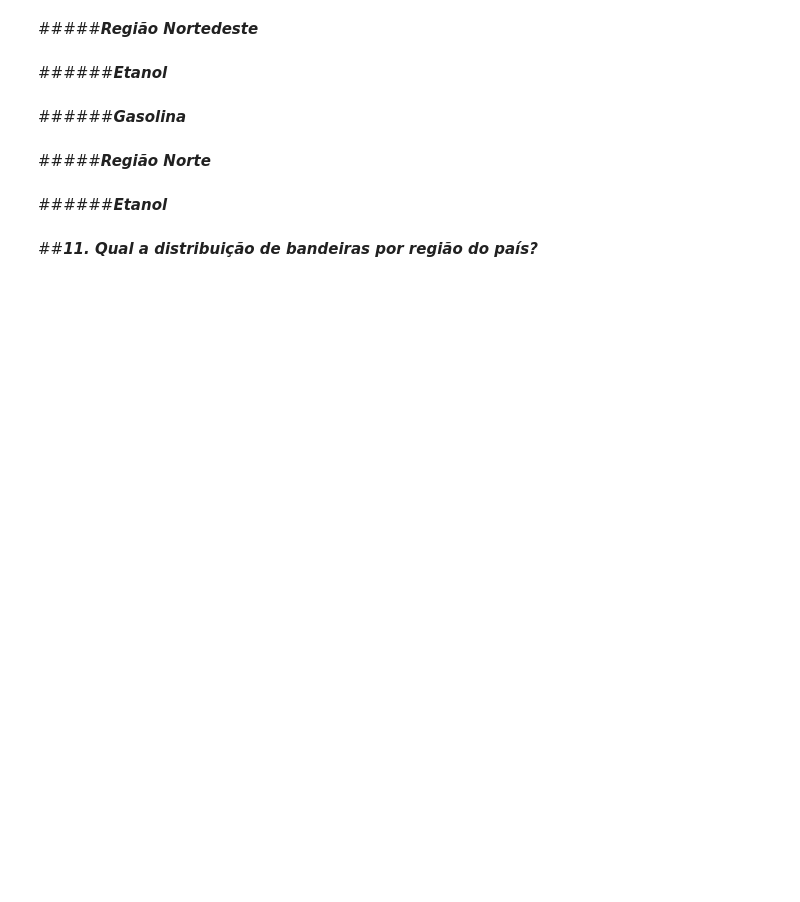
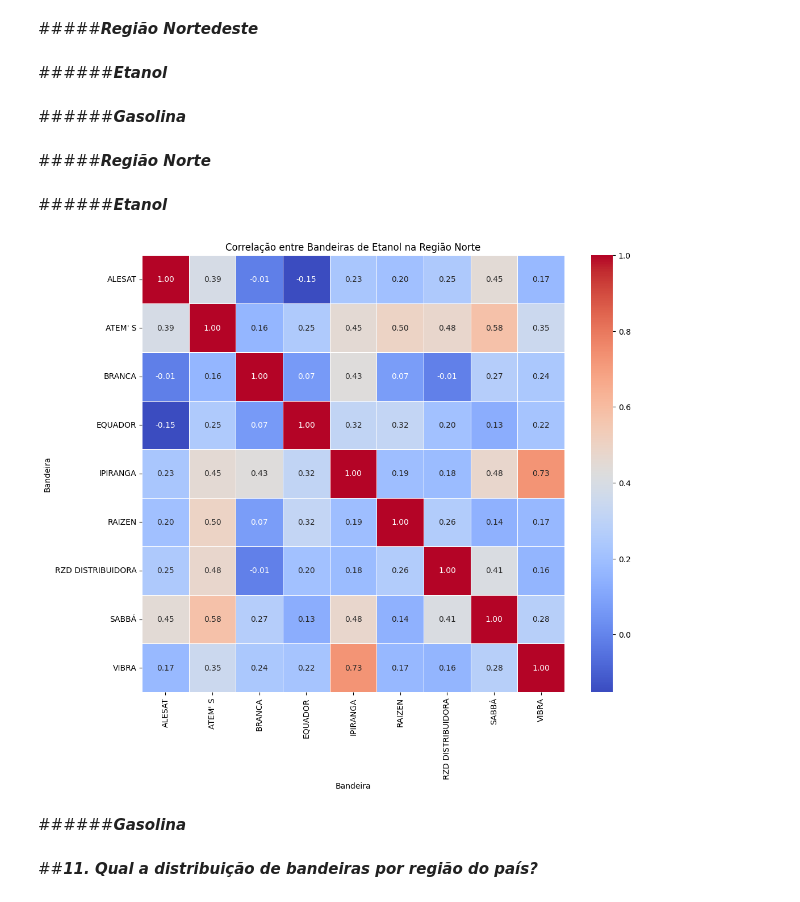
Before and after one commit to alsantosad/PROJECT-ROCKET, a Jupyter notebook: M4TRABALHO_EM_GRUPO.ipynb, the cells around one changed output. Cells and saved outputs as stored; diff of their text form; code cells hidden in the pictures; blank space fills up the shorter version.

Commit message:
Pergunta 10 - Inclusos Nordeste e Norte

```diff
--- a/M4TRABALHO_EM_GRUPO.ipynb
+++ b/M4TRABALHO_EM_GRUPO.ipynb
@@ -694,0 +693,21 @@ plt.show()
+# %%
+# Utilizamos essa função para dropar a coluna Gasolina, criar um novo dataframe e renomear o nome de
+# index que estava como Produto, removendo o nome e deixando o index sem nome e reindexando.
+etanol = combustivel_bandeira.drop('GASOLINA', axis=1).copy().rename_axis(None, axis=1).reset_index()
+# Selecionando a Região do Etanol
+etanol_n = etanol[etanol['Regiao - Sigla'] == 'N']
+# Criando um novo DataFrame com o Index:Data da Coleta, Colunas: Bandeira, Valores: Etanol para fazer uma correlação.
+etanol_n_novodf = etanol_n.pivot(index='Data da Coleta', columns='Bandeira', values='ETANOL')
+# Fazendo a correlação do preço do etanol de bandeira para outra bandeira.
+# Filtrando os dados faltantes com o Fillna()
+etanol_correlacao_n = etanol_n_novodf.fillna(0).corr()
+
+# Criando um heatmap para a correlação usando a função plt
+plt.figure(figsize=(12, 10))
+sns.heatmap(etanol_correlacao_n, annot=True, cmap='coolwarm', fmt=".2f", linewidths=.5)
+plt.title('Correlação entre Bandeiras de Etanol na Região Norte')
+plt.show()
+# %% [output]
+[figure, added]
+# %% [markdown]
+######***Gasolina***
```
Also changed, not shown: parts of 22 cells of this notebook.
